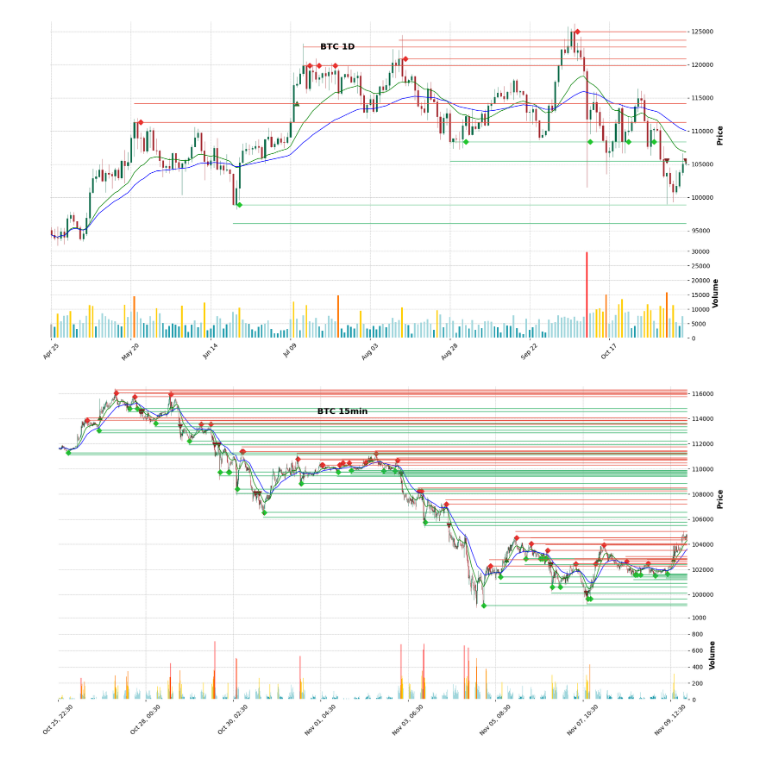
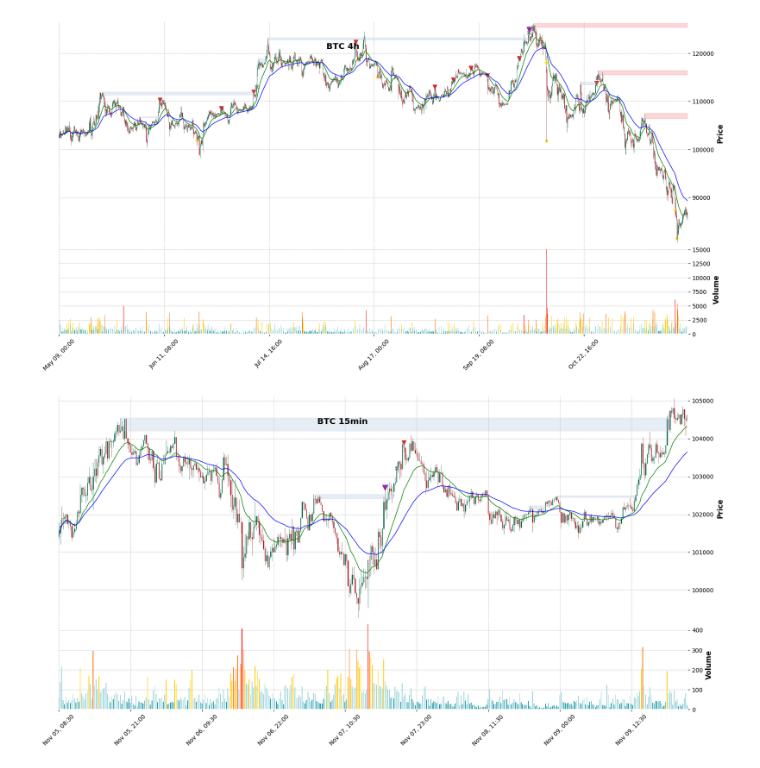
Before and after one commit to metaTaoTao/taoquant, a Jupyter notebook: notebooks/01_visualize_indicator.ipynb, the cells around one changed output. Drawn from its saved outputs; the diff is of its cells as text; code cells hidden in the pictures.

```diff
--- a/notebooks/01_visualize_indicator.ipynb
+++ b/notebooks/01_visualize_indicator.ipynb
@@ -33,13 +34,13 @@ btc_15m = manager.get_klines(
     source="okx",
 )
 
-# btc_4h = manager.get_klines(
-#     symbol=symbol,
-#     timeframe="4h",
-#     start=start_time,
-#     end=end_time,
-#     source="okx",
-# )
+btc_4h = manager.get_klines(
+    symbol=symbol,
+    timeframe="4h",
+    start=start_time,
+    end=end_time,
+    source="okx",
+)
 
 btc_1d = manager.get_klines(
     symbol=symbol,
@@ -54,13 +55,13 @@ Getting BTCUSDT data from 2025-04-24 18:52:00+00:00 to 2025-11-10 18:52:00+00:00
 # %%
 plotter = ChartPlotter([
   EMAIndicator(spans=[20, 50]),
   VolumeHeatmapIndicator(),
-  SupportResistanceVolumeBoxesIndicator(lookback=20, volume_length=2, box_width_factor=1.0),
+  SupportResistanceVolumeBoxesIndicatorV2(lookback=20, volume_length=2, box_width_factor=1.0),
 ])
-plotter.plot(btc_1d, title="BTC 1D")
+plotter.plot(btc_4h, title="BTC 4h")
 # %% [output]
-[figure, old version]
+[figure, new version]
 # %%
 plotter.plot(btc_15m[1000:], title="BTC 15min")
 # %% [output]
-[figure, old version]
+[figure, new version]
```
Also changed, not shown: parts of 4 cells of this notebook, 46 other files.
